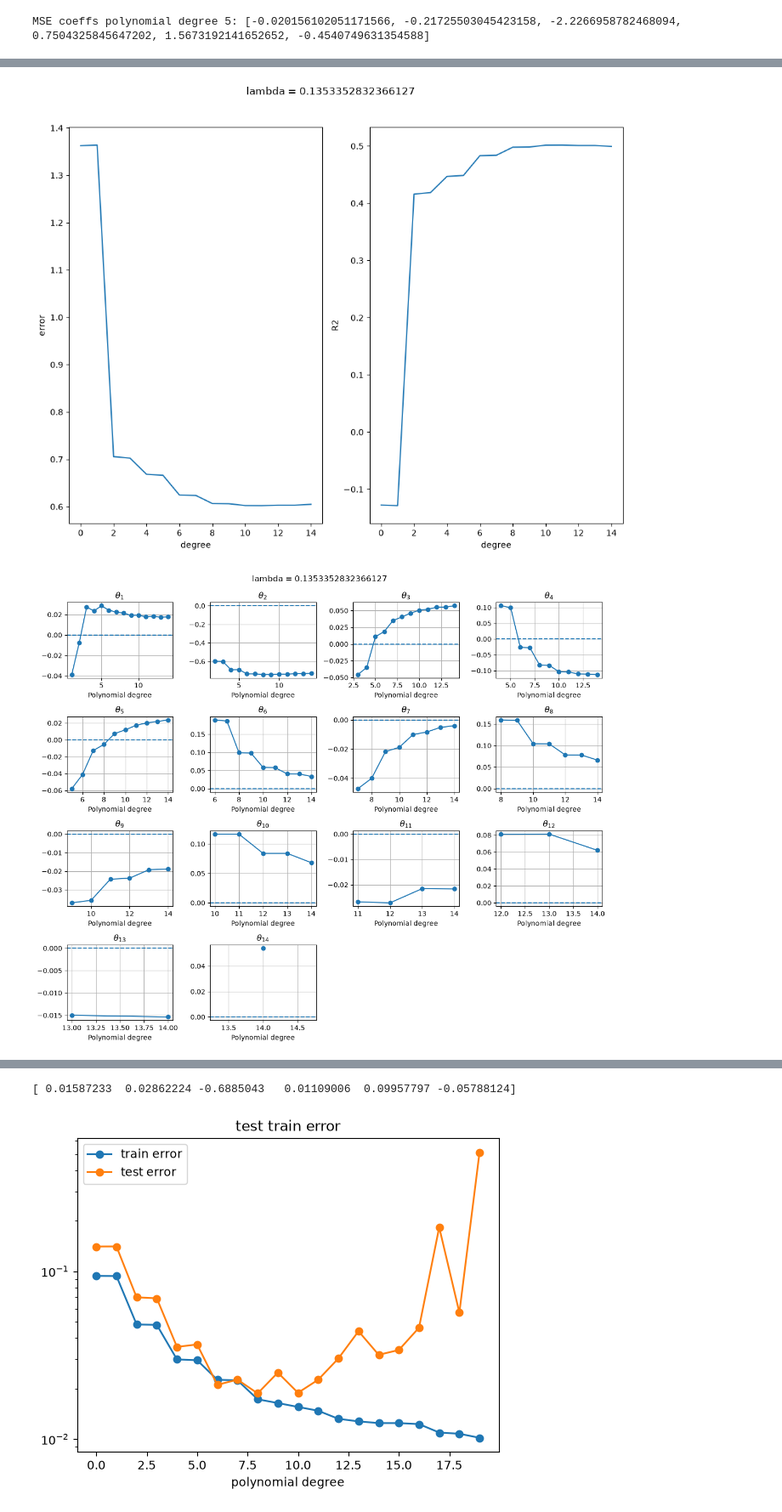
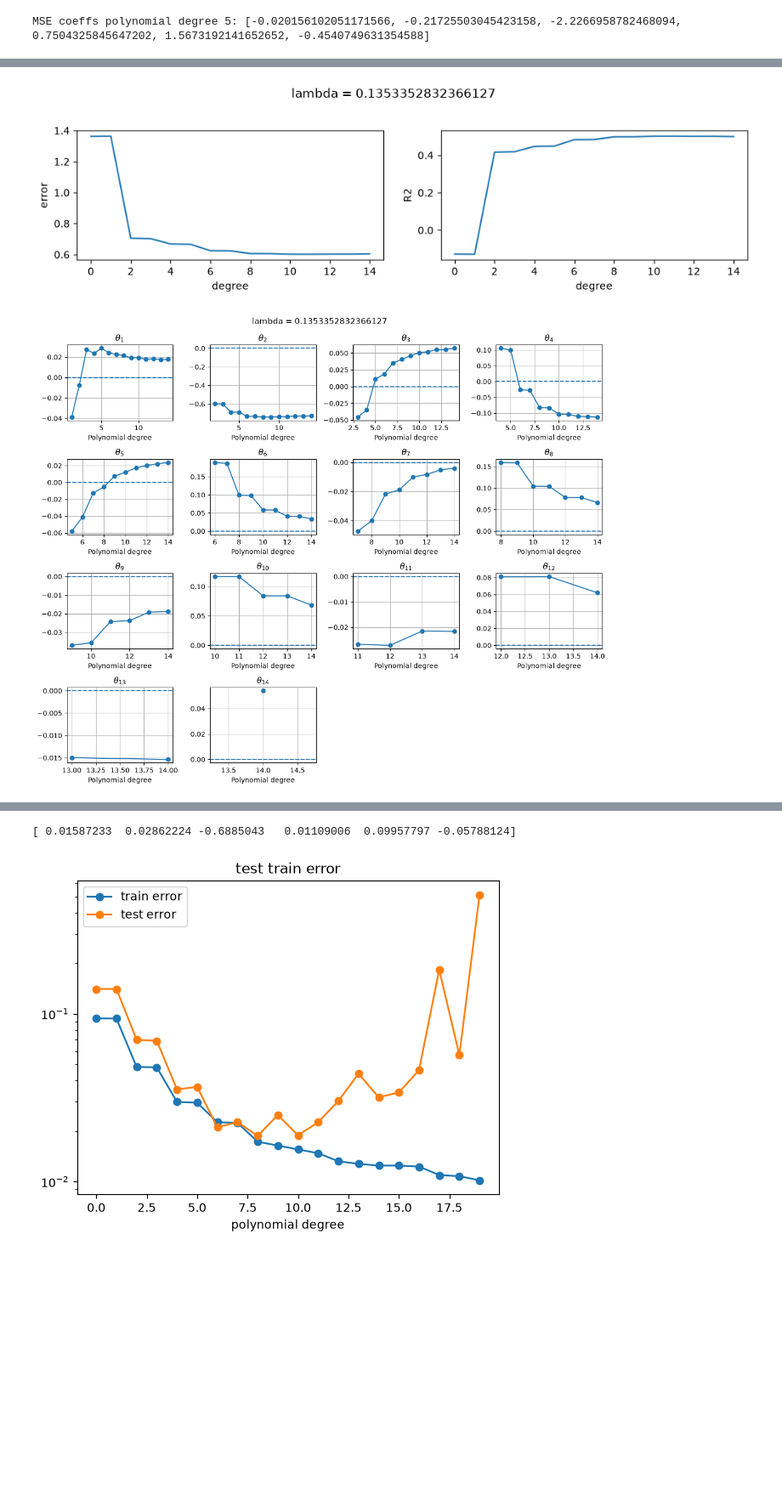
Before and after one commit to joska223/FYS-STK-4155-Prosjekt-1, a Jupyter notebook: prosjekt_1_real.ipynb, the cells around one changed output, grey strips where cells are left out. Shown at 85% size. Cells and saved outputs as stored; diff of their text form; code cells hidden in the pictures; blank space fills up the shorter version.

```diff
--- a/prosjekt_1_real.ipynb
+++ b/prosjekt_1_real.ipynb
@@ -132,46 +151,50 @@ MSE coeffs polynomial degree 5: [-0.020156102051171566, -0.21725503045423158, -2
 #b
 n = 100
 
+#Setting maxdegree
 degree = 14
 
+#Creating scaled data:
 X = design_matrix(x, degree)
 X_mean = X - np.mean(X, axis = 0, keepdims = True)
 X_std = np.empty((n, degree+1))
 X_std[:,1:] = X_mean[:,1:]/np.sqrt(np.var(X_mean[:,1:], axis = 0, keepdims = True))
 X_std[:,0] = np.ones(n)
 
+#Splitting into test and train data
 Xtrain, Xtest, Ytrain, Ytest = train_test_split(X_std, y_std, test_size=0.2, random_state=2026)
 
+#The number of traning data samples
 n_train = len(Xtrain[:,0])
 
+#Creating the lambdas
 lambda_num = 100
 lam_borders = -5,0
 lam = np.logspace(lam_borders[0], lam_borders[1], lambda_num)
 
-train_len = len(Ytrain)
-
+#initialize the MSE and R2
 MSE = np.zeros(lambda_num)
 R2  = np.zeros(lambda_num)
 
+#initialise coefficient list
 coeffs = np.zeros((lambda_num, degree+1))
 
 for l in range(lambda_num):
+    #find coefficients
+    inv_mat = Xtrain.T@Xtrain+np.identity(degree+1)*lam[l]
+    coeff = np.linalg.solve(inv_mat, Xtrain.T@Ytrain)
 
-    se = 0
-
-    U, s, Vt = np.linalg.svd(Xtrain)
-    s2= np.diag(s**2)
-    inv_mat = Vt.T@s2@Vt+np.identity(degree+1)*lam[l]
-    coeff = np.linalg.solve(inv_mat, Xtrain.T@Ytrain)
+    #predicting the test data
     y_pred = Xtest@coeff
-
-    y_mean = np.mean(Ytest)
 
     coeffs[l] = coeff
 
+    #Record MSE and R2
+    y_mean = np.mean(Ytest)
     MSE[l] = np.mean((y_pred-Ytest)**2)
     R2[l] = 1-np.mean((y_pred-Ytest)**2)/np.mean((Ytest-y_mean)**2)
 
+#Plot the mean square error
 plt.plot(lam, MSE)
 plt.title("mean square error")
 plt.ylabel("error")
@@ -180,12 +203,12 @@ plt.yscale("log")
 plt.xscale("log")
 plt.show()
 
+#Plot the coefficients
 for i in range(1,degree+1):
     plt.plot(lam, coeffs[:,i])
 plt.title("coefficients for polynomial degree 14")
 plt.ylabel("value")
 plt.xlabel("log lambda")
-#plt.yscale("log")
 plt.xscale("log")
 plt.legend([r"$\theta_{"+str(i+1)+"}$" for i in range(degree)])
 plt.show()
@@ -194,56 +217,63 @@ print("min mse: ",np.min(MSE))
 print("lambda: ",lam[np.argmin(MSE)])
 
 
-"""
-
-HHHHHHHHHHHHHHHHHHHHHHHHHHHHHHHHHHHHHHHHHHHHHHHHHHHHHHHHHHHHHHHHHHHHHHHHHHHH
-
-"""
-
+#Setting the maxdegree of the polynomials for Ridge regression
 maxdegree = 15
 degrees = np.arange(maxdegree)
+
+#Create the lambda values
 loglambdas = np.array([-2,-1,1])
-
 lambdas = np.exp(loglambdas)
 
+#These coefficients will be printed out to compare with gradient descent
 recorded_coeff = np.zeros(6)
 
 for j,l in enumerate(lambdas):
+
+    #initialize the MSE, R2 arrays
     MSE = np.zeros(maxdegree)
     R2 = np.zeros(maxdegree)
 
+    #initialize the coefficient arrays
     coeffs = [np.zeros(maxdegree-i) for i in range(maxdegree)]
+
+    #scale the y data
     y_std = (y-np.mean(y))/np.sqrt(np.var(y))
 
 
     for degree in degrees:
+
+        #Create X data for the polynomial degrees
         X = design_matrix(x, degree)
         X_mean = X - np.mean(X, axis = 0, keepdims = True)
         X_std = np.empty((n, degree+1))
         X_std[:,1:] = X_mean[:,1:]/np.sqrt(np.var(X_mean[:,1:], axis = 0, keepdims = True))
         X_std[:,0] = np.ones(n)
 
+        #Split the data into training and test set
         Xtrain, Xtest, Ytrain, Ytest = train_test_split(X_std, y_std, test_size=0.2, random_state=2026)
 
+        #Find the coefficients
         coeff = np.linalg.solve(Xtrain.T@Xtrain+np.identity(degree+1)*l*n_train, Xtrain.T@Ytrain)
+
+        #predict the test data
         y_pred = Xtest@coeff
 
         for i in range(degree+1):
             coeffs[i][degree-i] = coeff[i]
 
-        y_pred = Xtest@coeff
-
+        #Find the MSE and R2 scores
         y_mean = np.mean(Ytest)
-
         MSE[degree] = np.mean((y_pred-Ytest)**2)
         R2[degree] = 1-np.mean((y_pred-Ytest)**2)/np.mean((Ytest-y_mean)**2)
 
+        #Record the coefficients to be compared with gradient descent
         if degree == 5 and j == 0:
             recorded_coeff = coeff
 
 
-    #plt.plot(degrees, MSE)
-    fig, axes = plt.subplots(1, 2, figsize=(10, 8))
+    #plot the MSE and R2 scores
+    fig, axes = plt.subplots(1, 2, figsize=(10, 3))
     axes[0].plot(degrees,MSE)
     axes[0].set_xlabel("degree")
     axes[0].set_ylabel("error")
@@ -301,3 +331,3 @@ min mse:  0.23459578688909405
 lambda:  0.00025950242113997375
-[figure, old version]
+[figure, new version]
 [figure]
```
Also changed, not shown: parts of 6 cells of this notebook.
